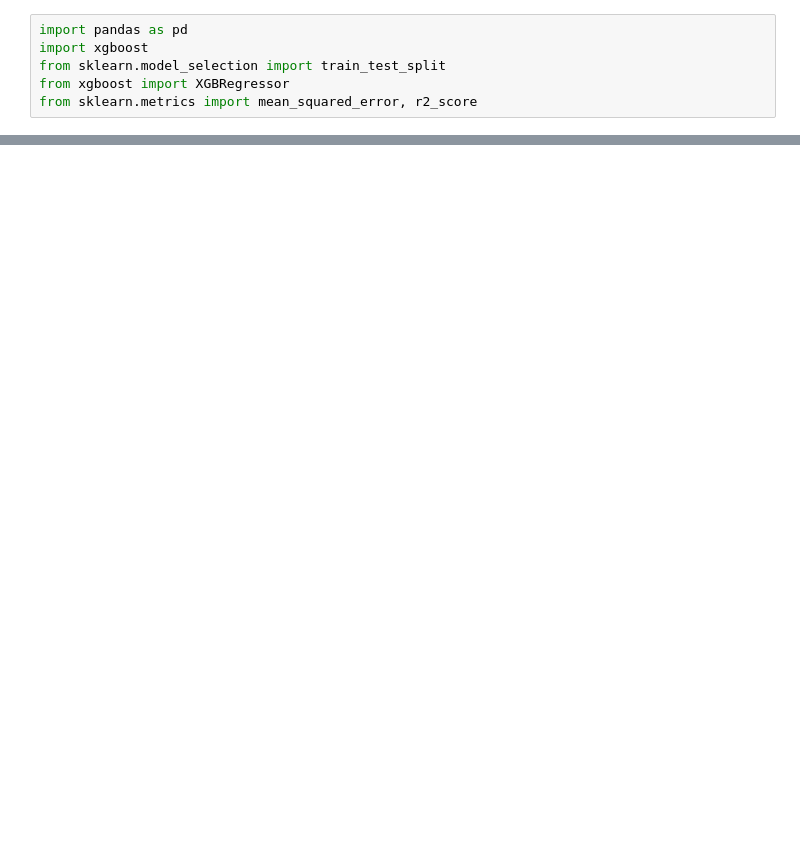
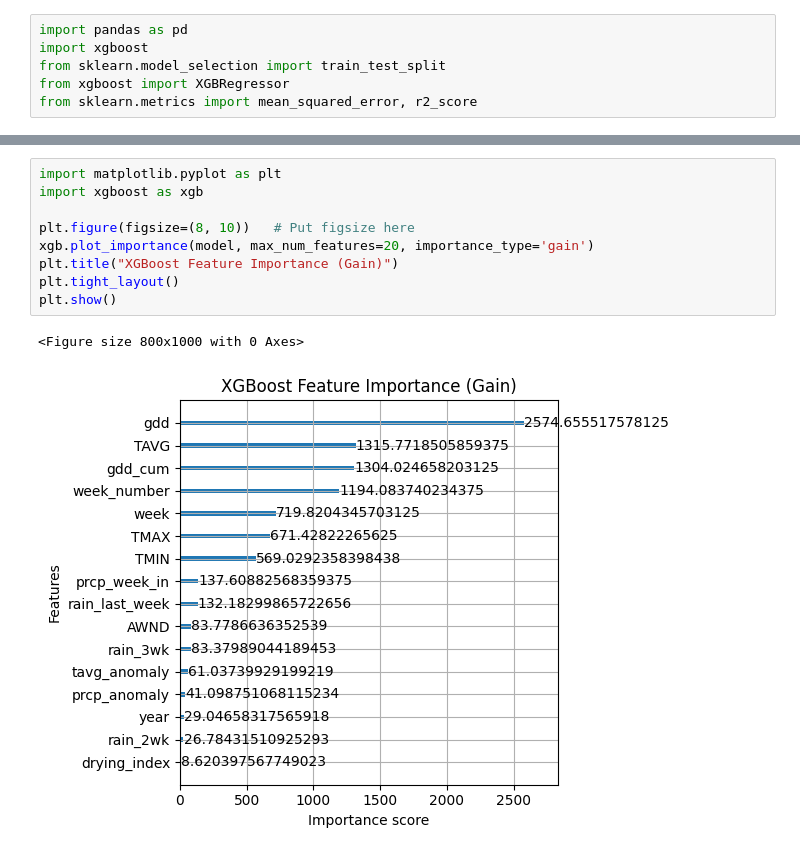
Before and after one commit to MubarizKhan/corn-planting-harvesting-optimization, a Jupyter notebook: src/forecasting/forecasting_.ipynb, the cells around one changed output, grey strips where cells are left out. Drawn from its saved outputs; the diff is of its cells as text; blank space fills up the shorter version.

```diff
--- a/src/forecasting/forecasting_.ipynb
+++ b/src/forecasting/forecasting_.ipynb
@@ -240,0 +238,12 @@ mse, r2
+# %%
+import matplotlib.pyplot as plt
+import xgboost as xgb
+
+plt.figure(figsize=(8, 10))   # Put figsize here
+xgb.plot_importance(model, max_num_features=20, importance_type='gain')
+plt.title("XGBoost Feature Importance (Gain)")
+plt.tight_layout()
+plt.show()
+# %% [output]
+<Figure size 800x1000 with 0 Axes>
+[figure, added]
```
Also changed, not shown: parts of 40 cells of this notebook, 4 other files.
